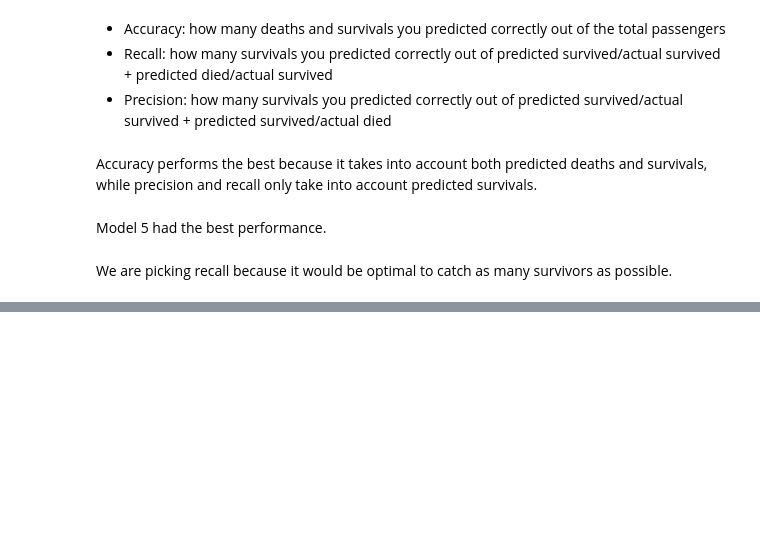
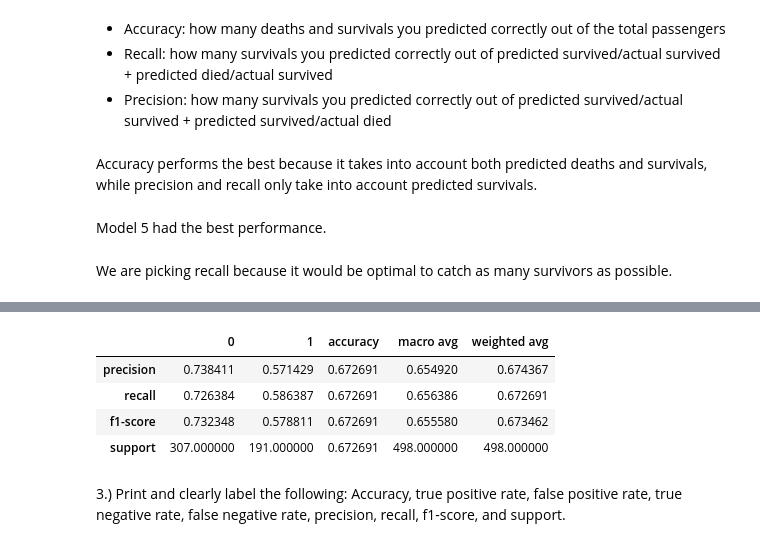
Before and after one commit to christophermayorga/classification-exercises, a Jupyter notebook: model.ipynb, the cells around one changed output, grey strips where cells are left out. Drawn from its saved outputs; the diff is of its cells as text; code cells hidden in the pictures; blank space fills up the shorter version.

```diff
--- a/model.ipynb
+++ b/model.ipynb
@@ -399,0 +406,4 @@ We are picking recall because it would be optimal to catch as many survivors as
+# %%
+model8 = KNeighborsClassifier(n_neighbors=4)
+model8.fit(X_train, y_train)
+train['model8'] = model8.predict(X_train)
@@ -399,0 +435,11 @@ We are picking recall because it would be optimal to catch as many survivors as
+# %%
+cr = pd.DataFrame(metrics.classification_report(train.survived, train.model8, output_dict=True))
+cr
+# %% [output]
+|  | 0 | 1 | accuracy | macro avg | weighted avg |
+| precision | 0.738411 | 0.571429 | 0.672691 | 0.654920 | 0.674367 |
+| recall | 0.726384 | 0.586387 | 0.672691 | 0.656386 | 0.672691 |
+| f1-score | 0.732348 | 0.578811 | 0.672691 | 0.655580 | 0.673462 |
+| support | 307.000000 | 191.000000 | 0.672691 | 498.000000 | 498.000000 |
+# %% [markdown]
+3.) Print and clearly label the following: Accuracy, true positive rate, false positive rate, true negative rate, false negative rate, precision, recall, f1-score, and support.
```
Also changed, not shown: parts of 61 cells of this notebook, 1 other file.
